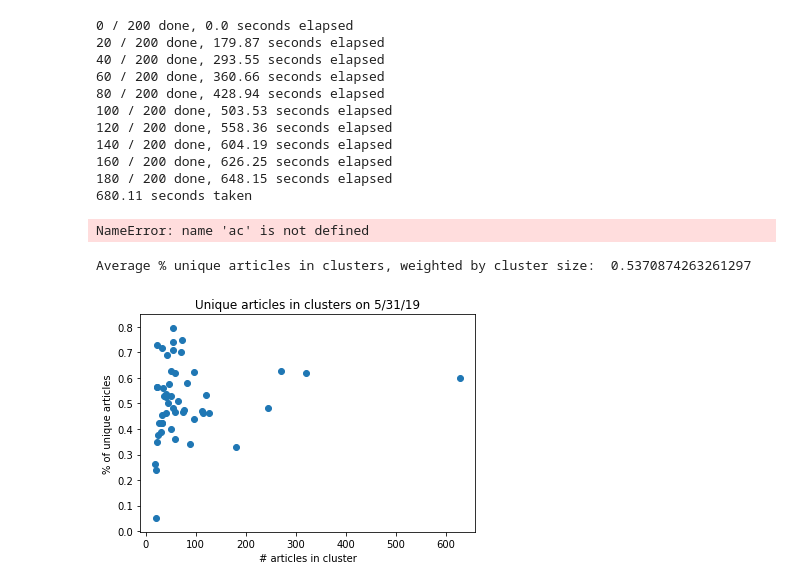
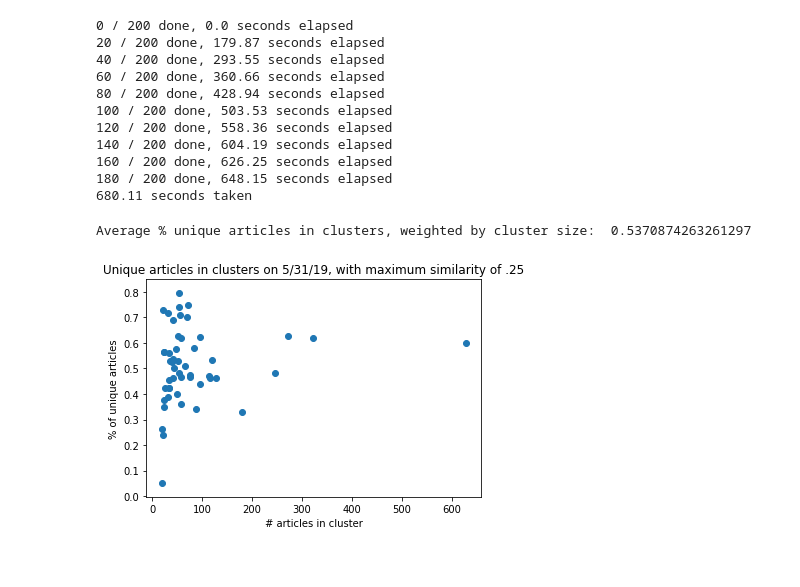
Before and after one commit to asprout/ArticleComparisons, a Jupyter notebook: OneDayDuplicationDetection-190531.ipynb, the cells around one changed output. Cells and saved outputs as stored; diff of their text form; code cells hidden in the pictures.

```diff
--- a/OneDayDuplicationDetection-190531.ipynb
+++ b/OneDayDuplicationDetection-190531.ipynb
@@ -114,18 +137,13 @@ print("%s seconds taken" % np.round(time.time() - start, 2))
 160 / 200 done, 626.25 seconds elapsed
 180 / 200 done, 648.15 seconds elapsed
 680.11 seconds taken
-# %%
-ac.get_article_clusters()
-ac.prop_unique_clusters()
-# %% [output]
-NameError: name 'ac' is not defined
 # %%
 results = pd.read_csv("results_20190531_clusters.csv")
 plt.scatter(results.loc[:, "n"], results.loc[:, "unique"])
-plt.title("Unique articles in clusters on 5/31/19")
+plt.title("Unique articles in clusters on 5/31/19, with maximum similarity of .25")
 plt.xlabel("# articles in cluster")
 plt.ylabel("% of unique articles")
 print("Average % unique articles in clusters, weighted by cluster size: ", np.sum(results.loc[:, "n"] * results.loc[:, "unique"])/np.sum(results.loc[:, "n"]))
 # %% [output]
 Average % unique articles in clusters, weighted by cluster size:  0.5370874263261297
-[figure, old version]
+[figure, new version]
```
Also changed, not shown: parts of 3 cells of this notebook.
